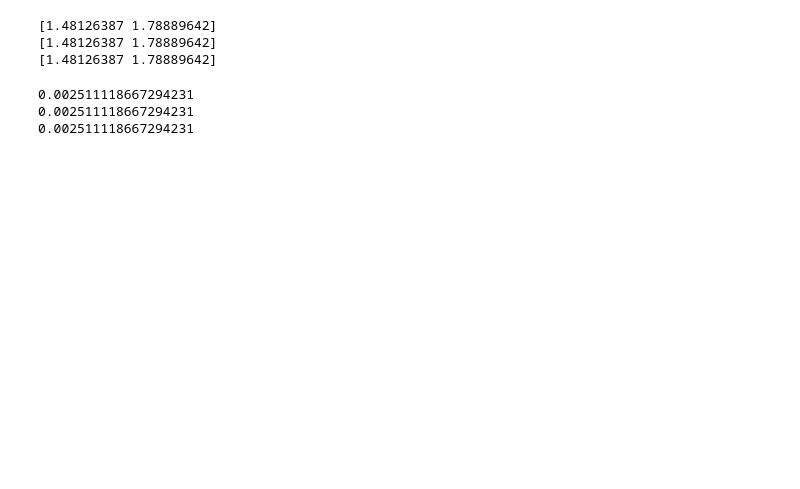
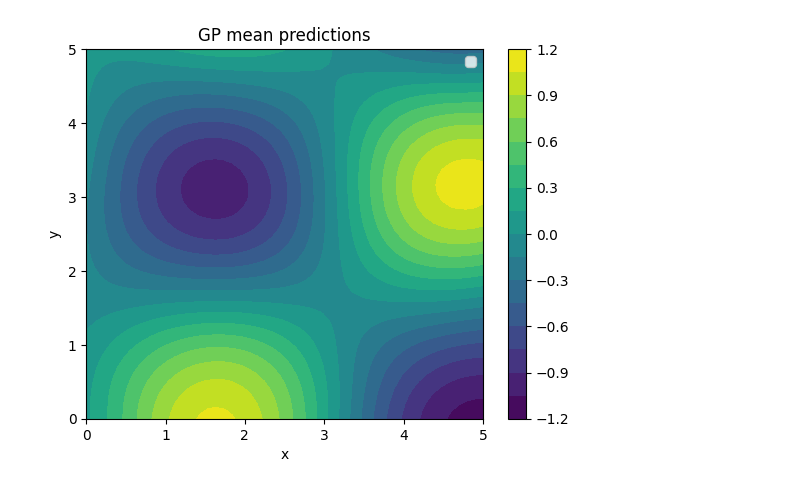
Before and after one commit to plgreenLIRU/PoE_GPFlow, a Jupyter notebook: Examples/2D_example.ipynb, the cells around one changed output. Cells and saved outputs as stored; diff of their text form; code cells hidden in the pictures; blank space fills up the shorter version.

```diff
--- a/Examples/2D_example.ipynb
+++ b/Examples/2D_example.ipynb
@@ -56,16 +43,12 @@ Optimised hyperparameters: [1.48126387 1.78889642 0.00251111]
-# %%
-print(m.models[0].kernel.lengthscales)
-print(m.models[1].kernel.lengthscales)
-print(m.models[2].kernel.lengthscales)
-# %% [output]
-[1.48126387 1.78889642]
-[1.48126387 1.78889642]
-[1.48126387 1.78889642]
-# %%
-print(m.models[0].likelihood.variance)
-print(m.models[1].likelihood.variance)
-print(m.models[2].likelihood.variance)
-# %% [output]
-0.002511118667294231
-0.002511118667294231
-0.002511118667294231
+# %%
+mean, var, beta = m.predict(X_test)
+# %%
+plt.contourf(X1, X2, mean.reshape(X1.shape), levels=20, cmap="viridis")
+plt.colorbar()
+plt.legend()
+plt.title("GP mean predictions")
+plt.xlabel("x")
+plt.ylabel("y")
+plt.show()
+# %% [output]
+[figure, added]
```
Also changed, not shown: parts of 4 cells of this notebook, 1 other file.
